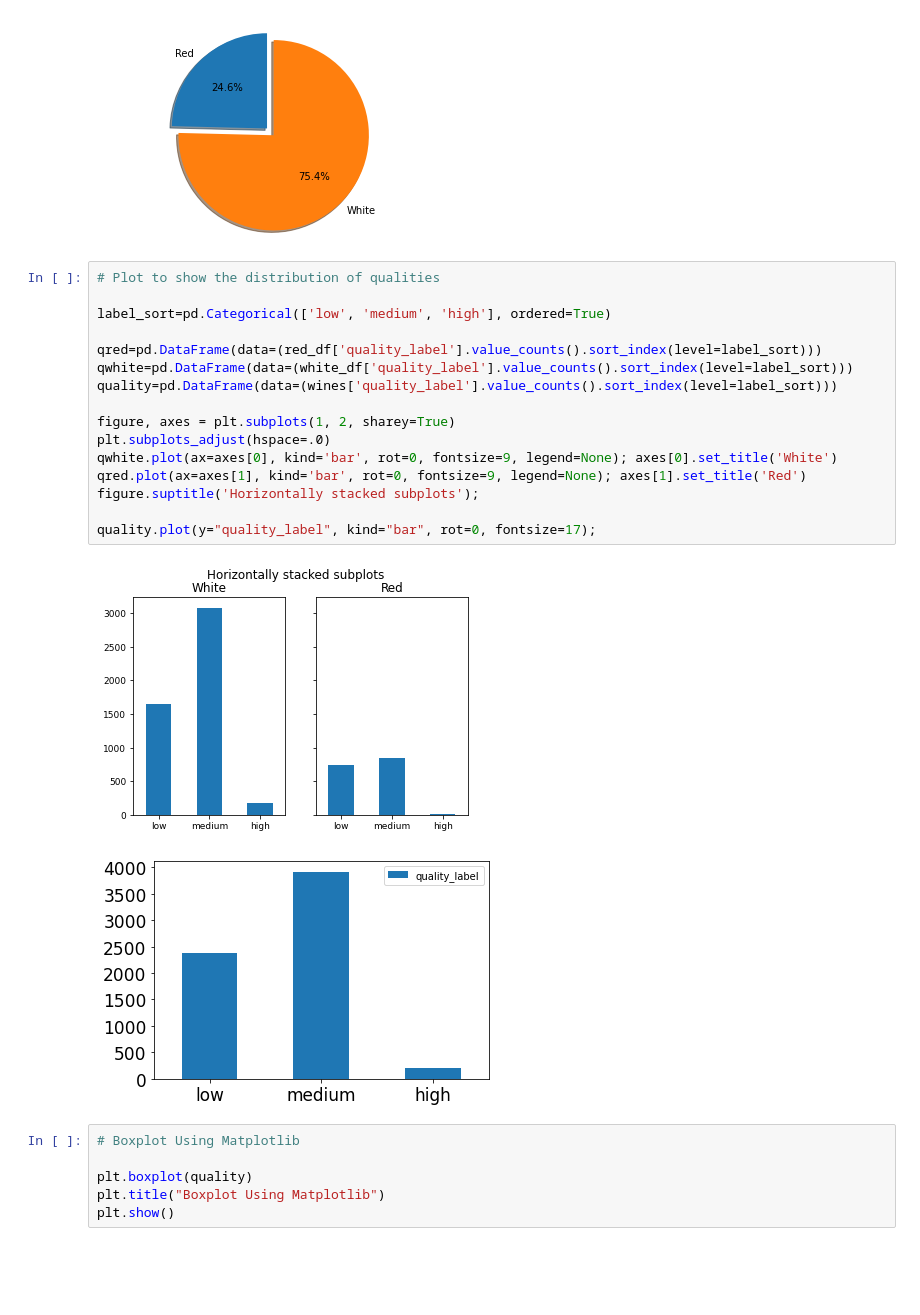
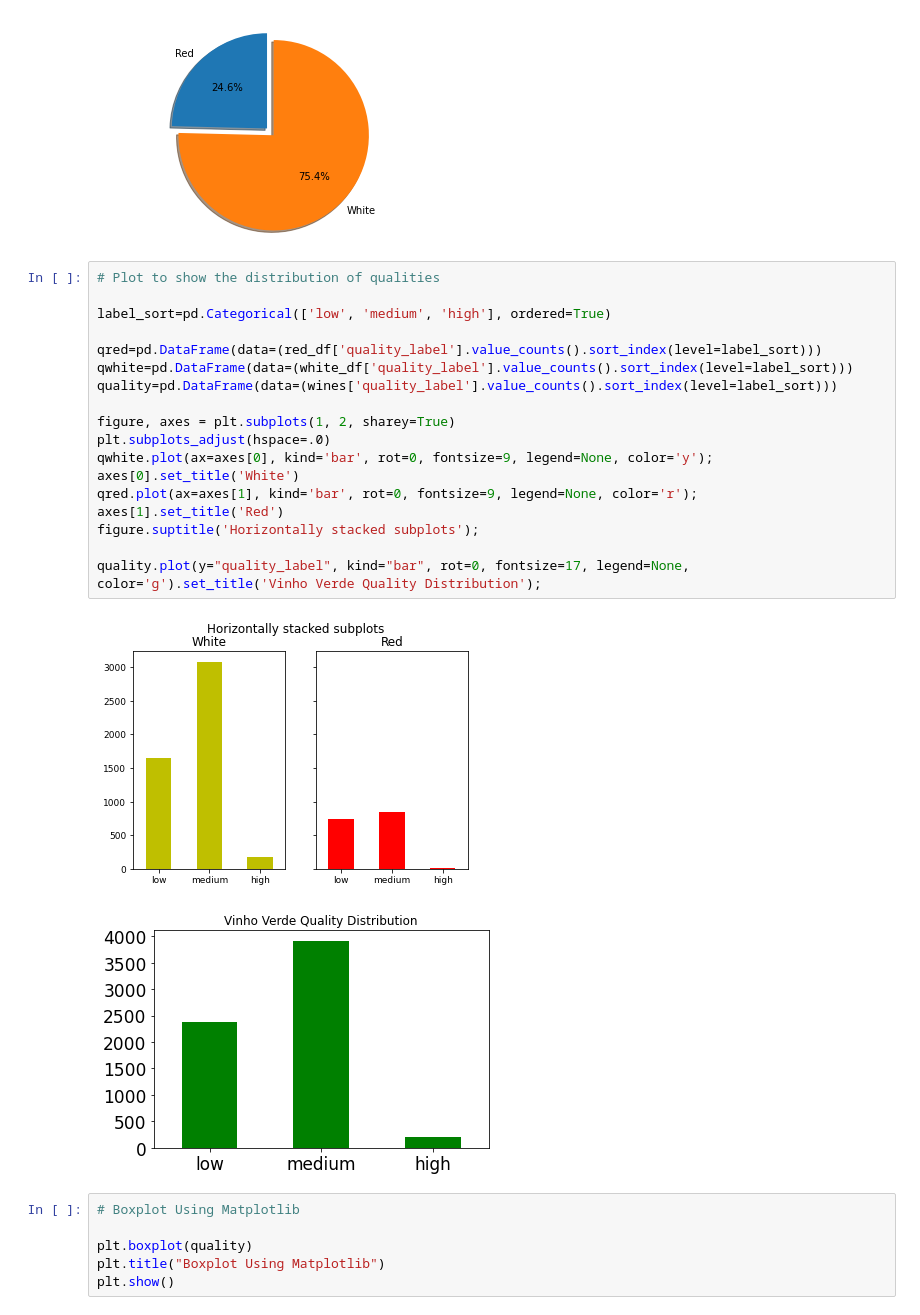
Before and after one commit to Jacopo-Spadon/Wine-not, a Jupyter notebook: Wine not data Wrangling.ipynb, the cells around one changed output. Drawn from its saved outputs; the diff is of its cells as text; blank space fills up the shorter version.

Commit message:
plot6

```diff
--- a/Wine not data Wrangling.ipynb
+++ b/Wine not data Wrangling.ipynb
@@ -112,22 +112,22 @@ red         1599
 # %%
 # Plot to show the distribution of qualities
 
 label_sort=pd.Categorical(['low', 'medium', 'high'], ordered=True)
 
 qred=pd.DataFrame(data=(red_df['quality_label'].value_counts().sort_index(level=label_sort)))
 qwhite=pd.DataFrame(data=(white_df['quality_label'].value_counts().sort_index(level=label_sort)))
 quality=pd.DataFrame(data=(wines['quality_label'].value_counts().sort_index(level=label_sort)))
 
 figure, axes = plt.subplots(1, 2, sharey=True)
 plt.subplots_adjust(hspace=.0)
-qwhite.plot(ax=axes[0], kind='bar', rot=0, fontsize=9, legend=None); axes[0].set_title('White')
-qred.plot(ax=axes[1], kind='bar', rot=0, fontsize=9, legend=None); axes[1].set_title('Red')
+qwhite.plot(ax=axes[0], kind='bar', rot=0, fontsize=9, legend=None, color='y'); axes[0].set_title('White')
+qred.plot(ax=axes[1], kind='bar', rot=0, fontsize=9, legend=None, color='r'); axes[1].set_title('Red')
 figure.suptitle('Horizontally stacked subplots');
 
-quality.plot(y="quality_label", kind="bar", rot=0, fontsize=17);
+quality.plot(y="quality_label", kind="bar", rot=0, fontsize=17, legend=None, color='g').set_title('Vinho Verde Quality Distribution');
 # %% [output]
-[figure, old version]
+[figure, new version]
-[figure, old version]
+[figure, new version]
 # %%
 # Boxplot Using Matplotlib
 
```
Also changed, not shown: parts of 2 cells of this notebook.
